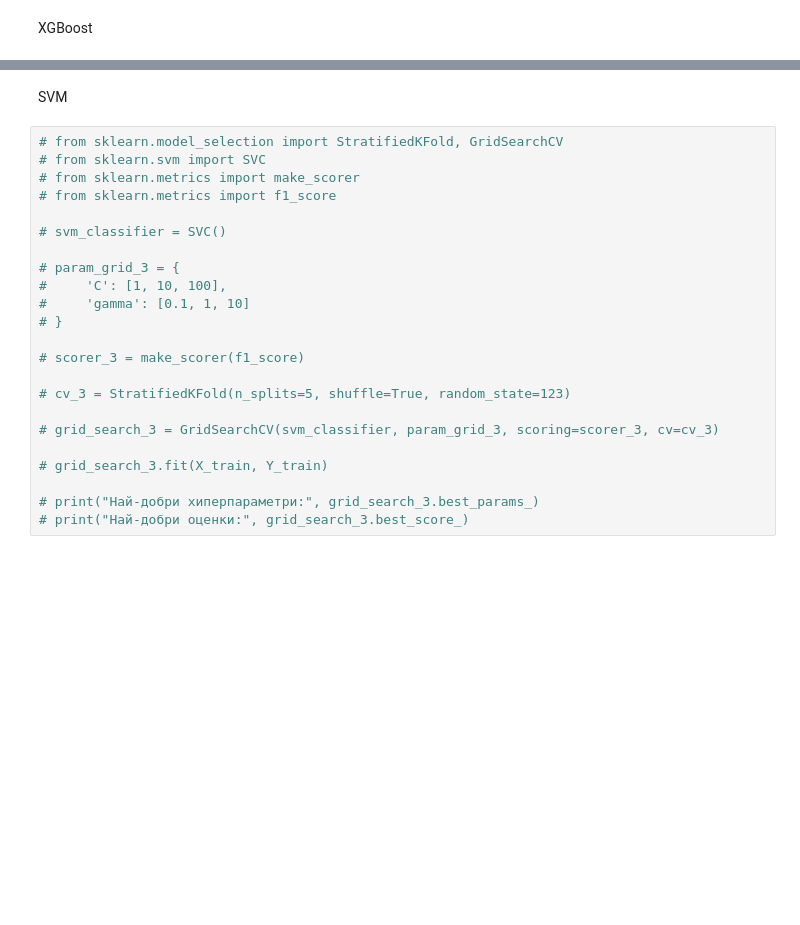
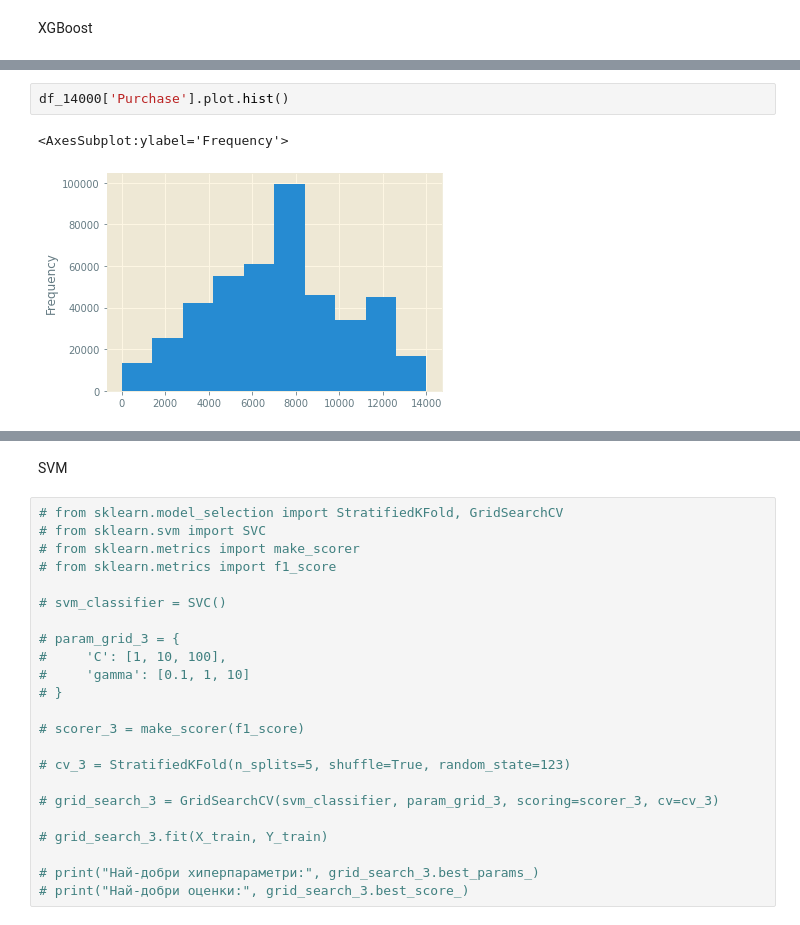
Before and after one commit to Kosta-Dimitrov/Black-Friday-Data-Analysis, a Jupyter notebook: black-friday.ipynb, the cells around one changed output, grey strips where cells are left out. Saved outputs shown, nothing was run; the diff lists cells and outputs as text; blank space fills up the shorter version.

```diff
--- a/black-friday.ipynb
+++ b/black-friday.ipynb
@@ -456,0 +537,5 @@ ModuleNotFoundError: No module named 'xgboost'
+# %%
+df_14000['Purchase'].plot.hist()
+# %% [output]
+<AxesSubplot:ylabel='Frequency'>
+[figure, added]
```
Also changed, not shown: parts of 31 cells of this notebook.
